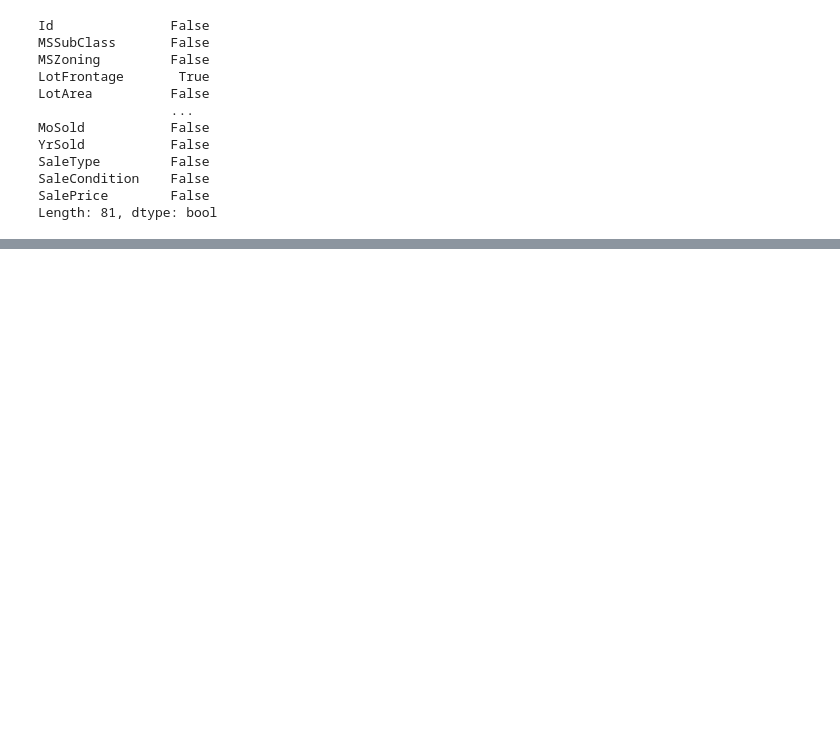
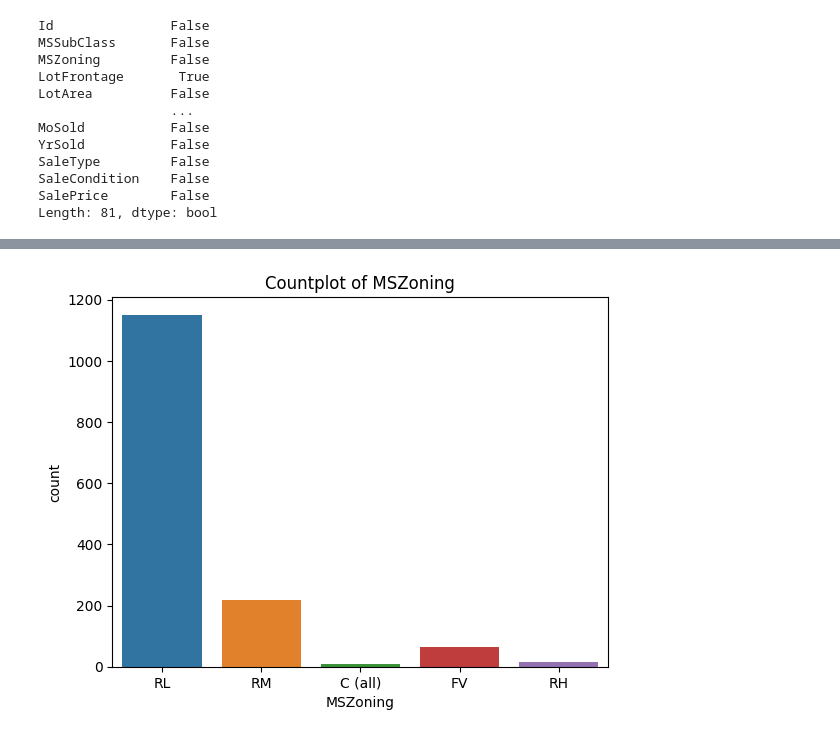
Before and after one commit to lunatic-bot/MLPracticeExercises, a Jupyter notebook: AdvancedHousePricePrediction.ipynb, the cells around one changed output, grey strips where cells are left out. Cells and saved outputs as stored; diff of their text form; code cells hidden in the pictures; blank space fills up the shorter version.

```diff
--- a/AdvancedHousePricePrediction.ipynb
+++ b/AdvancedHousePricePrediction.ipynb
@@ -83,0 +147,6 @@ Length: 81, dtype: bool
+# %%
+sns.countplot(x='MSZoning', data=train_data)
+plt.title('Countplot of MSZoning')
+plt.show()
+# %% [output]
+[figure, added]
```
Also changed, not shown: parts of 84 cells of this notebook, 1 other file.
